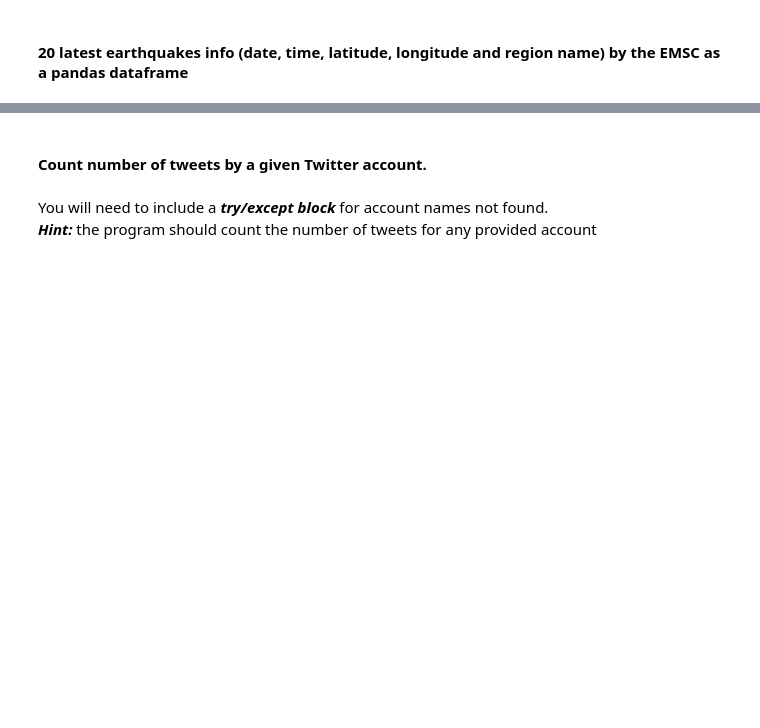
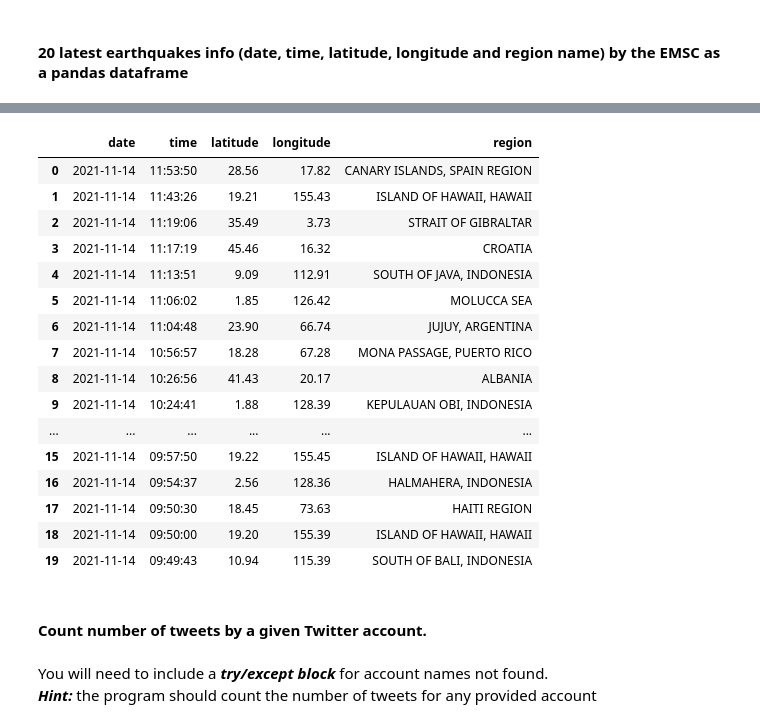
Before and after one commit to ironhack-bcn-data-pt/18-lab-web-scraping, a Jupyter notebook: your-code/main.ipynb, the cells around one changed output, grey strips where cells are left out. Saved outputs shown, nothing was run; the diff lists cells and outputs as text; code cells hidden in the pictures; blank space fills up the shorter version.

```diff
--- a/your-code/main.ipynb
+++ b/your-code/main.ipynb
@@ -287,0 +301,6 @@ url = 'https://www.fbi.gov/wanted/topten'
+# %%
+for i in bs_obj.find('ul',attrs={'class':'full-grid'}).find_all('a'):
+    try:
+        print(i.find('div').find('img').get('alt'))
+    except:
+        pass
@@ -294,0 +323,4 @@ url = 'https://www.emsc-csem.org/Earthquake/'
+# %%
+#your code
+resp = requests.get(url)
+bs_obj = BeautifulSoup(resp.content,'html.parser')
@@ -294,0 +347,13 @@ url = 'https://www.emsc-csem.org/Earthquake/'
+# %%
+
+earth_ls = []
+for i in bs_obj.find('tbody').find_all('tr'):
+    earth_ls.append({
+        'date':i.find('td',attrs={'class':'tabev6'}).find('a').text[:10].replace('\xa0',''),
+        'time':i.find('td',attrs={'class':'tabev6'}).find('a').text[13:-2].replace('\xa0',''),
+        'latitude': i.find('td',attrs={'class':'tabev1'}).text.replace('\xa0',''),
+        'longitude': i.find_all('td',attrs={'class':'tabev1'})[1].text.replace('\xa0',''),
+        'region':i.find('td',attrs={'class':"tb_region"}).text.replace('\xa0','')
+    })
+    if len(earth_ls) == 20:
+        break
@@ -295,3 +380,25 @@ url = 'https://www.emsc-csem.org/Earthquake/'
+# %%
+earthquake_df = pd.DataFrame(earth_ls)
+# %%
+earthquake_df
+# %% [output]
+|  | date | time | latitude | longitude | region |
+| 0 | 2021-11-14 | 11:53:50 | 28.56 | 17.82 | CANARY ISLANDS, SPAIN REGION |
+| 1 | 2021-11-14 | 11:43:26 | 19.21 | 155.43 | ISLAND OF HAWAII, HAWAII |
+| 2 | 2021-11-14 | 11:19:06 | 35.49 | 3.73 | STRAIT OF GIBRALTAR |
+| 3 | 2021-11-14 | 11:17:19 | 45.46 | 16.32 | CROATIA |
+| 4 | 2021-11-14 | 11:13:51 | 9.09 | 112.91 | SOUTH OF JAVA, INDONESIA |
+| 5 | 2021-11-14 | 11:06:02 | 1.85 | 126.42 | MOLUCCA SEA |
+| 6 | 2021-11-14 | 11:04:48 | 23.90 | 66.74 | JUJUY, ARGENTINA |
+| 7 | 2021-11-14 | 10:56:57 | 18.28 | 67.28 | MONA PASSAGE, PUERTO RICO |
+| 8 | 2021-11-14 | 10:26:56 | 41.43 | 20.17 | ALBANIA |
+| 9 | 2021-11-14 | 10:24:41 | 1.88 | 128.39 | KEPULAUAN OBI, INDONESIA |
+| ... | ... | ... | ... | ... | ... |
+| 15 | 2021-11-14 | 09:57:50 | 19.22 | 155.45 | ISLAND OF HAWAII, HAWAII |
+| 16 | 2021-11-14 | 09:54:37 | 2.56 | 128.36 | HALMAHERA, INDONESIA |
+| 17 | 2021-11-14 | 09:50:30 | 18.45 | 73.63 | HAITI REGION |
+| 18 | 2021-11-14 | 09:50:00 | 19.20 | 155.39 | ISLAND OF HAWAII, HAWAII |
+| 19 | 2021-11-14 | 09:49:43 | 10.94 | 115.39 | SOUTH OF BALI, INDONESIA |
 # %% [markdown]
 #### Count number of tweets by a given Twitter account.
 # %% [markdown]
```
Also changed, not shown: parts of 10 cells of this notebook.
